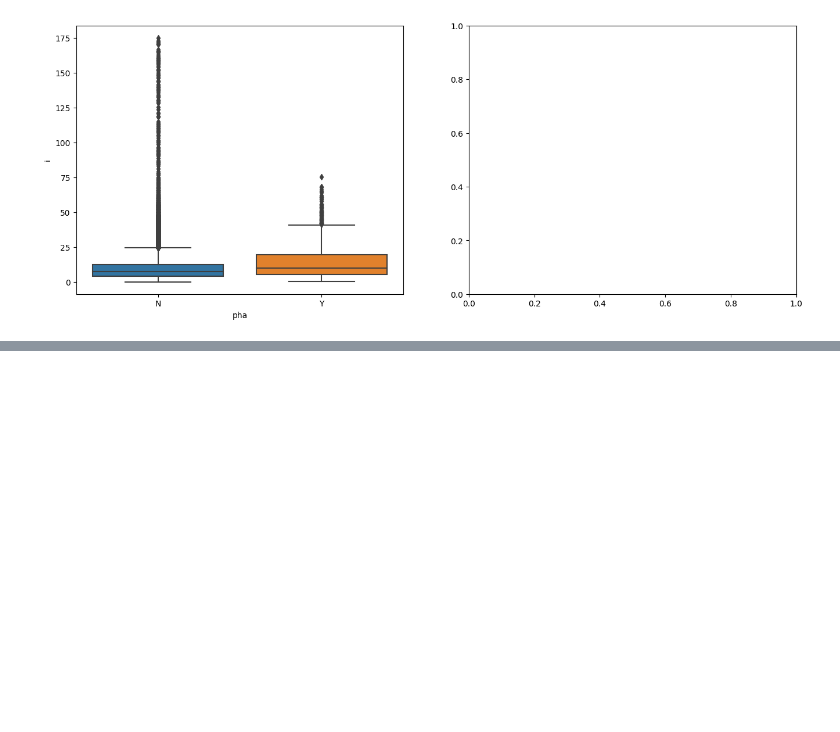
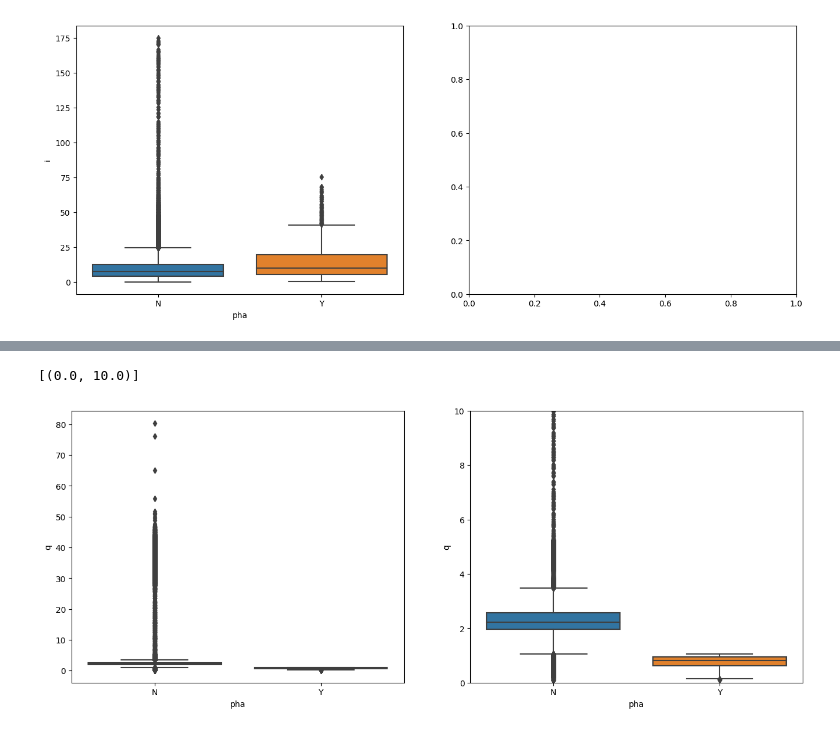
Before and after one commit to AndrijaLazic/AsteroidDetectionModel, a Jupyter notebook: Project.ipynb, the cells around one changed output, grey strips where cells are left out. Drawn from its saved outputs; the diff is of its cells as text; code cells hidden in the pictures; blank space fills up the shorter version.

```diff
--- a/Project.ipynb
+++ b/Project.ipynb
@@ -362,0 +391,18 @@ sns.boxplot(data=dataframe2,x=dataframe2['pha'],y=dataframe2['i'],ax=axes[0])
+# %%
+#q – Perihelion distance. The minimum distance at the perihelion point.
+fig, axes = plt.subplots(figsize=(16, 6),ncols=2)
+
+sns.boxplot(data=dataframe2,x=dataframe2['pha'],y=dataframe2['q'],ax=axes[0])
+
+#From the graphs, we observe that 'q' (Perihelion distance) is a good predictor because the graphs are not in a plane,
+#leading us to the conclusion that there is a dependence between 'pha' (potentially hazardous asteroid) and 'q'.
+#This makes sense because 'q' represents the perihelion distance, i.e., the minimum distance at the perihelion point,
+#and we can infer that the closer the body, the greater the danger posed by it.
+
+g=sns.boxplot(data=dataframe2,x=dataframe2['pha'],y=dataframe2['q'],ax=axes[1])
+dataframe=dataframe2.copy()
+
+g.set(ylim=(0,10))
+# %% [output]
+[(0.0, 10.0)]
+[figure, added]
```
Also changed, not shown: parts of 8 cells of this notebook, 1 other file.
